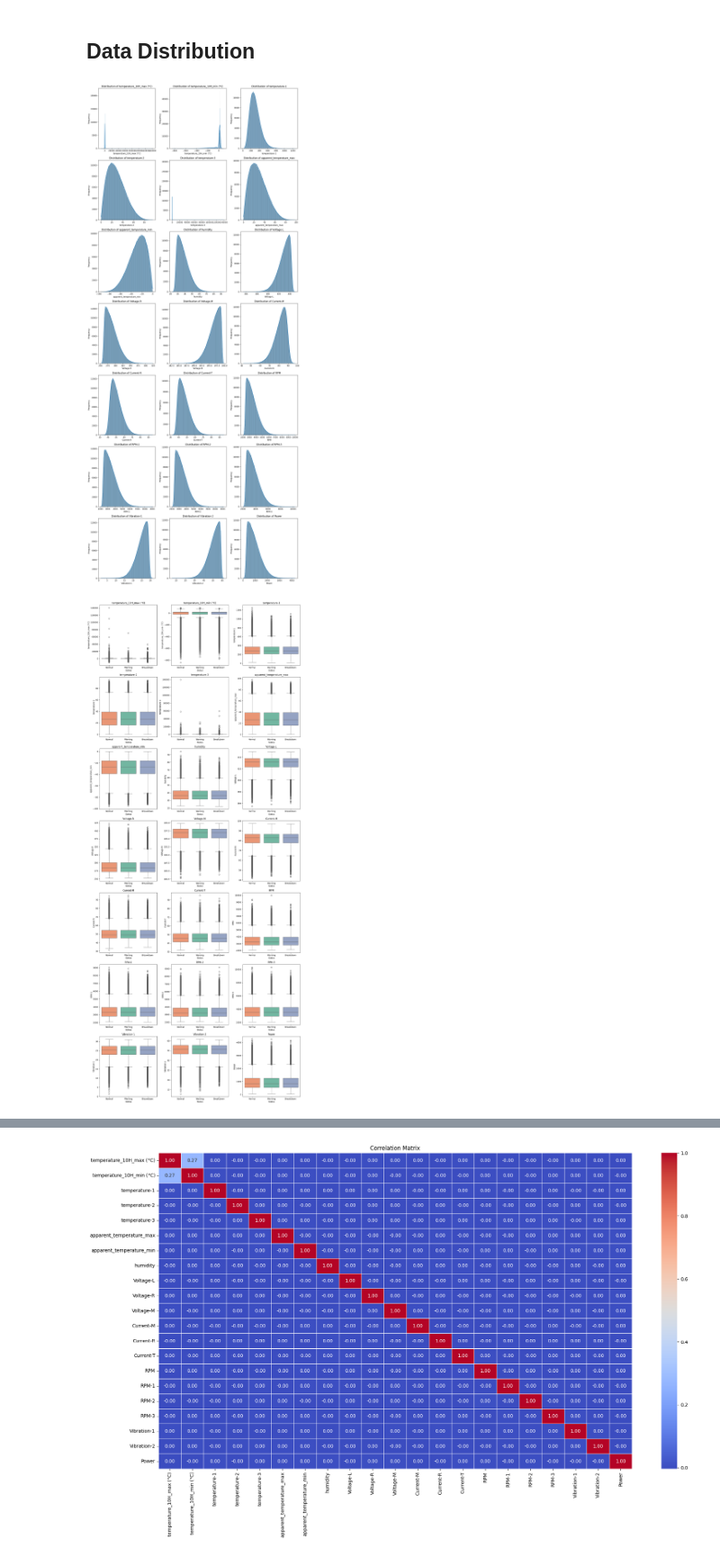
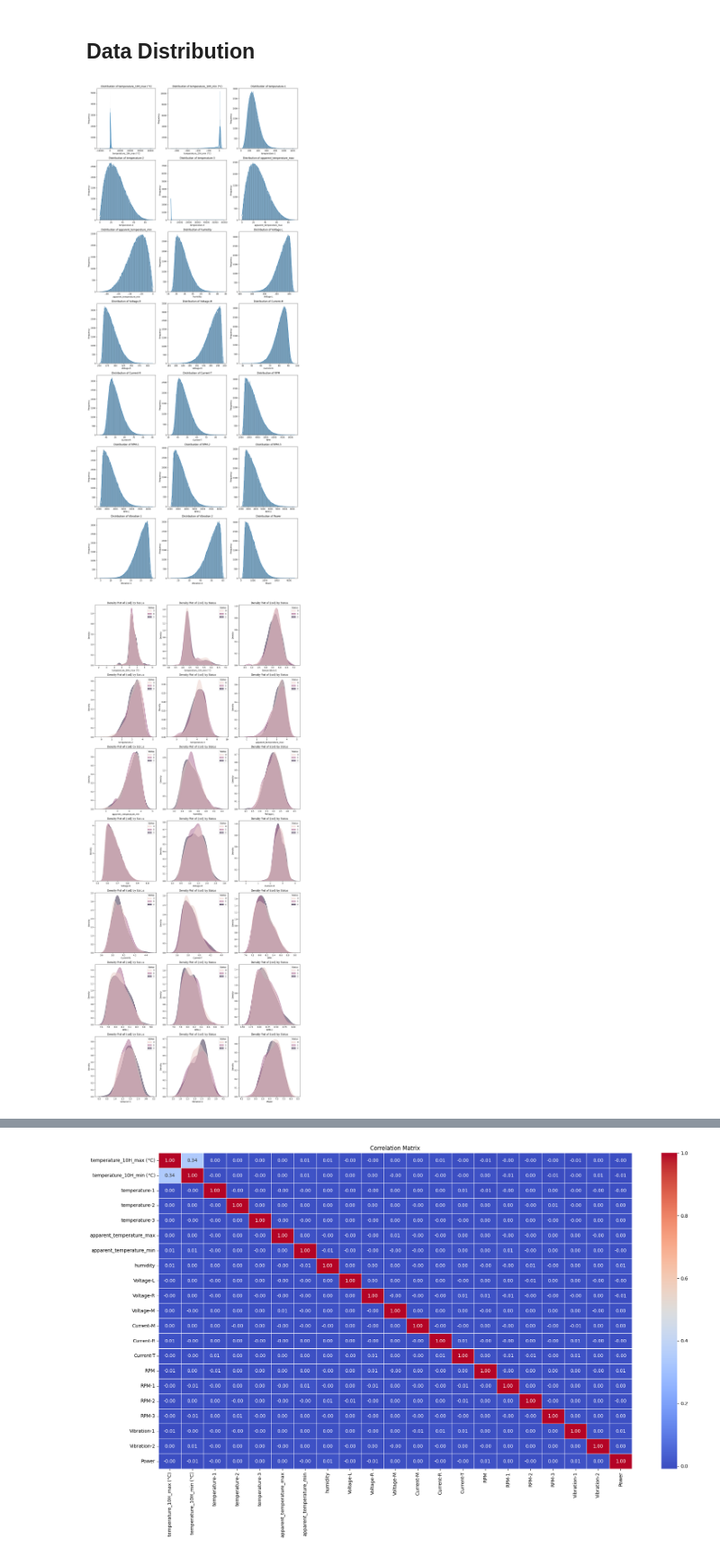
Before and after one commit to adli-arindra/Machine-Breakdown-Prediction, a Jupyter notebook: eda.ipynb, the cells around one changed output, grey strips where cells are left out. Shown at 90% size. Cells and saved outputs as stored; diff of their text form; code cells hidden in the pictures.

```diff
--- a/eda.ipynb
+++ b/eda.ipynb
@@ -56,17 +58,24 @@ pd.set_option('display.max_columns', None)
 # %% [markdown]
 ## Importing Datasets
 # %%
-# datachunks = []
+datachunks = []
 
-# for chunk in pd.read_csv("dataset/train.csv", chunksize=100000):
-#     datachunks.append(chunk)
+for chunk in pd.read_csv("dataset/train.csv", chunksize=100000):
+    datachunks.append(chunk)
 
-# train_df = pd.concat(datachunks, ignore_index=True)
-train_df = pd.read_csv("dataset/train.csv", nrows=1000000)
+train_df = pd.concat(datachunks, ignore_index=True)
+# train_df = pd.read_csv("dataset/train.csv", nrows=1000000)
 # %%
 machine_area_df : pd.DataFrame = pd.read_csv("dataset/Machine-Area.csv")
 machine_list_df : pd.DataFrame = pd.read_csv("dataset/Machine-List.csv")
 area_list_df    : pd.DataFrame = pd.read_csv("dataset/Area-List.csv")
+# %%
+strat_split = StratifiedShuffleSplit(n_splits=1, test_size=0.01, random_state=42)
+
+for train_index, test_index in strat_split.split(train_df, train_df['Status']):
+    train_df = train_df.iloc[test_index]
+# %%
+train_df['Status'] = train_df['Status'].map({'Normal': 0, 'Warning': 1, 'Breakdown': 2})
 # %% [markdown]
 ## Data Definition
 # %%
@@ -135,27 +144,19 @@ for i, col in enumerate(numeric_columns):
 plt.tight_layout()
 plt.show()
 # %% [output]
-[figure, old version]
+[figure, new version]
 # %%
-numeric_columns = train_df.select_dtypes(include="number").columns
-
-n_cols = len(numeric_columns)
-n_rows = np.ceil(n_cols / 3).astype(int)
-
 fig, axes = plt.subplots(n_rows, 3, figsize=(15, 5 * n_rows))
-
 axes = axes.flatten()
 
-status_order = ['Normal', 'Warning', 'Breakdown']
+for i, col in enumerate(numeric_columns):
+    sns.kdeplot(data=train_df, x=col, hue='Status', fill=True, common_norm=False, alpha=0.5, ax=axes[i])
+    axes[i].set_title('Density Plot of {col} by Status')
+    axes[i].set_xlabel(col)
+    axes[i].set_ylabel('Density')
 
-for i, col in enumerate(numeric_columns):
-    sns.boxplot(x='Status', y=col, data=train_df, ax=axes[i], hue='Status', palette="Set2", legend=False, order=status_order)
-    axes[i].set_title(col)
-    axes[i].set_xlabel('Status')
-    axes[i].set_ylabel(col)
-
+# Adjust layout
 plt.tight_layout()
-
 plt.show()
 # %% [output]
-[figure, old version]
+[figure, new version]
```
Also changed, not shown: parts of 22 cells of this notebook.
